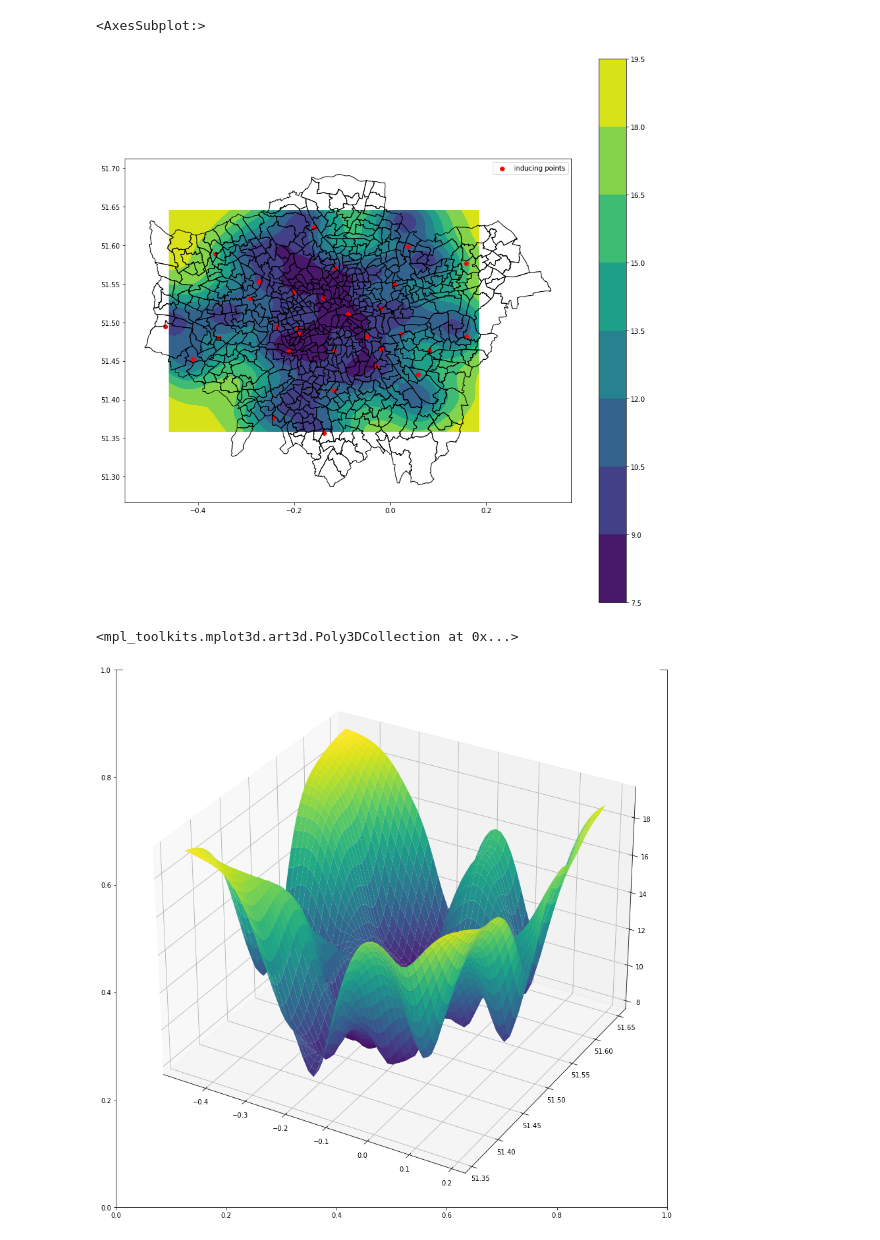
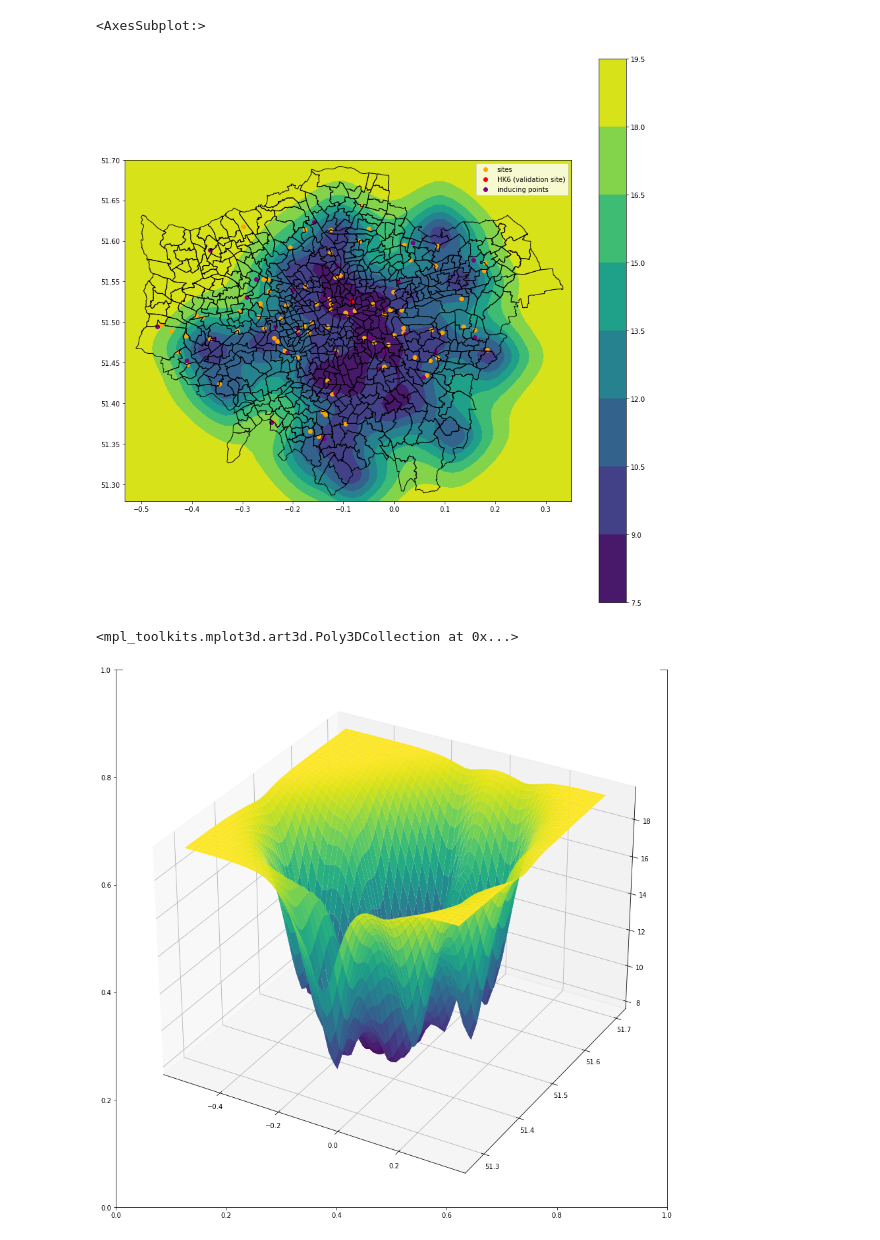
Before and after one commit to bikeclub51/london-aq, a Jupyter notebook: code/gp-models/stsvgp.ipynb, the cells around one changed output. Saved outputs shown, nothing was run; the diff lists cells and outputs as text; code cells hidden in the pictures.

Commit message:
census data + bivariate plot functionality

```diff
--- a/code/gp-models/stsvgp.ipynb
+++ b/code/gp-models/stsvgp.ipynb
@@ -155,7 +156,7 @@ def scale_data(train_df, test_df, val_df, features):
         scalers[feature] = scaler
     return scalers
 # %%
-def train_model(train_df, x_features, y_features):
+def train_model(train_df, x_features, y_features, sparse=True):
     X = train_df[x_features].values
     Y = train_df[y_features].values
     t, R, Y = bayesnewton.utils.create_spatiotemporal_grid(X, Y)
@@ -172,10 +173,12 @@ def train_model(train_df, x_features, y_features):
     len_space = 0.2
 
     num_z_space = 30
-    sparse = True
     opt_z = sparse
 
-    z = kmeans2(R[0, ...], num_z_space, minit="points")[0]
+    if sparse:
+        z = kmeans2(R[0, ...], num_z_space, minit="points")[0]
+    else:
+        z = R[0, ...]
 
     kern_time = bayesnewton.kernels.Matern32(variance=var_f, lengthscale=len_time)
     kern_space0 = bayesnewton.kernels.Matern32(variance=var_f, lengthscale=len_space)
@@ -311,3 +318,13 @@ def plot_site(model, df, code, x_features, y_features, scalers, title="Predictio
     if save:
         plt.savefig(fname=save_path + "prediction_" + code + ".png")
     plt.show()
+# %%
+def get_sites_coords(df):
+    sites_info_df = pd.read_csv("../../data/monitoring_sites.csv")
+
+    df_sites = df["code"].unique()
+
+    S_df = sites_info_df.loc[sites_info_df['SiteCode'].isin(df_sites)][['SiteCode', 'Latitude', 'Longitude']]
+    S_df = S_df.rename(columns={"SiteCode": "code", "Latitude": "latitude", "Longitude": "longitude"})
+
+    return S_df
@@ -355,4 +413,4 @@ model, df, train_df, test_df, val_df, scalers = load_model(filename)
 x_features = ["t", "scaled_latitude", "scaled_longitude"]
 y_features = ["no2"]
 # %%
-model = train_model(train_df, x_features, y_features)
+model = train_model(train_df, x_features, y_features, sparse=False)
@@ -372,9 +452,12 @@ save_model(filename, df, model, train_df, test_df, val_df, scalers)
 # %%
 grid_size = 50
 # t_plot = np.linspace(df['t'].min(), df['t'].max(), num=df['t'].max()-df['t'].min()+1).reshape(-1, 1)
+lat_min, lat_max = 51.279, 51.7
+lon_min, lon_max = -0.533, 0.350
+
 t_plot = np.linspace(0, 9, num=10).reshape(-1, 1)
-lat_plot = np.linspace(df['latitude'].min(), df['latitude'].max(), num=grid_size).reshape(-1, 1)
-lon_plot = np.linspace(df['longitude'].min(), df['longitude'].max(), num=grid_size).reshape(-1, 1)
+lat_plot = np.linspace(lat_min, lat_max, num=grid_size).reshape(-1, 1)
+lon_plot = np.linspace(lon_min, lon_max, num=grid_size).reshape(-1, 1)
 LAT, LON = np.meshgrid(lat_plot, lon_plot)
 # %%
 scaled_lat_plot = scalers['latitude'].transform(lat_plot).flatten()
@@ -411,17 +499,23 @@ z_lon = scalers['longitude'].inverse_transform(z_opt[:, 1].reshape(-1, 1))
 # %%
 fig, ax = plt.subplots(figsize=(15,15))
 
 plt.contourf(LON, LAT, pred_var_plot)# norm=normi, extend='both')
 plt.colorbar()
 
-plt.scatter(z_lon, z_lat, label="inducing points", color="red")
+# plt.imshow(pred_var_plot, extent=[np.asscalar(lon_plot[0]), np.asscalar(lon_plot[-1]), np.asscalar(lat_plot[0]), np.asscalar(lat_plot[-1])], origin="lower")
+
+sites_df = get_sites_coords(df)
+plt.scatter(sites_df["longitude"], sites_df["latitude"], label="sites", color="orange")
+plt.scatter(sites_df.loc[sites_df['code'] == "HK6", 'longitude'].item(), sites_df.loc[sites_df['code'] == "HK6", 'latitude'].item(), label="HK6 (validation site)", color="red")
+
+plt.scatter(z_lon, z_lat, label="inducing points", color="purple")
 plt.legend()
 
 ax.set_facecolor('white')
 map_df.plot(ax=ax, color="None")
 # %% [output]
 <AxesSubplot:>
-[figure, old version]
+[figure, new version]
 # %%
 fig, ax = plt.subplots(figsize=(15,15))
 
@@ -429,7 +523,7 @@ ax = plt.axes(projection='3d')
 ax.plot_surface(LON, LAT, pred_var_plot, rstride=1, cstride=1, cmap='viridis', edgecolor='none')
 # %% [output]
 <mpl_toolkits.mplot3d.art3d.Poly3DCollection at 0x...>
-[figure, old version]
+[figure, new version]
 # %%
 plot_site(model, val_df, "HK6", x_features, y_features, scalers)
 # %% [output]
```
Also changed, not shown: parts of 29 cells of this notebook.
